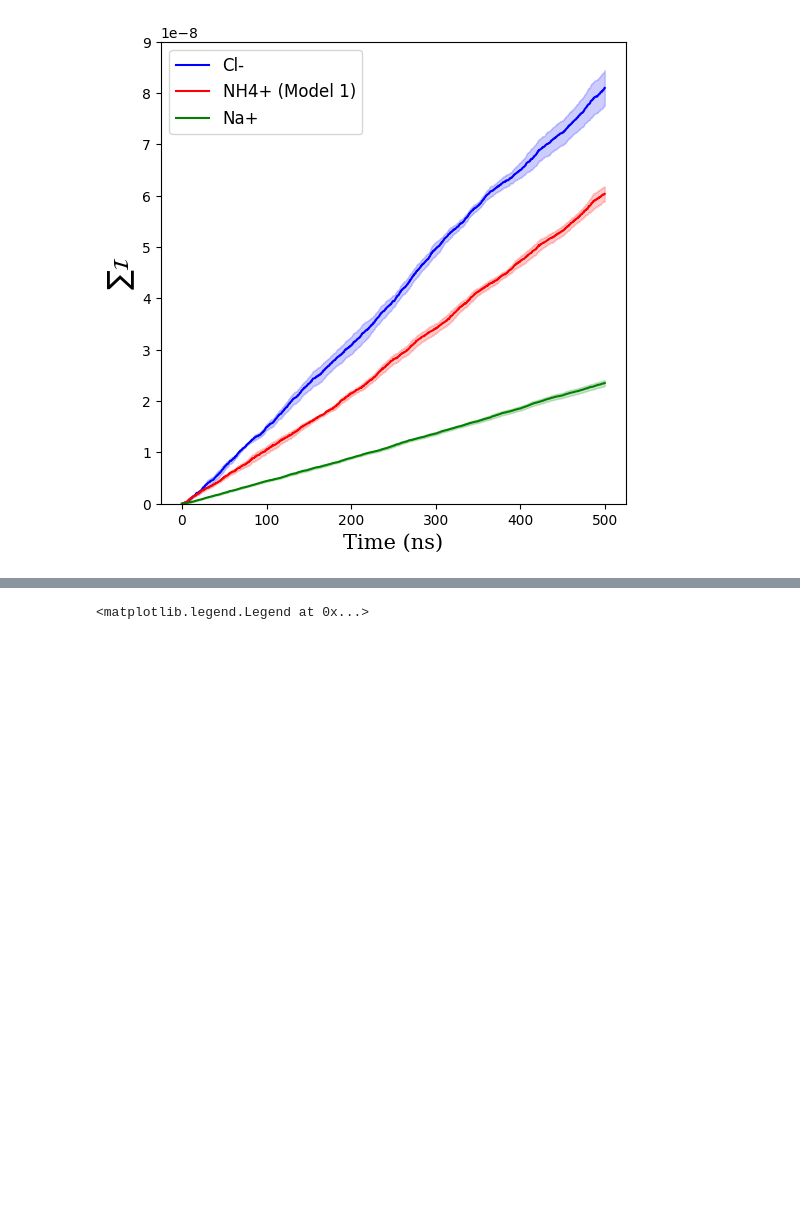
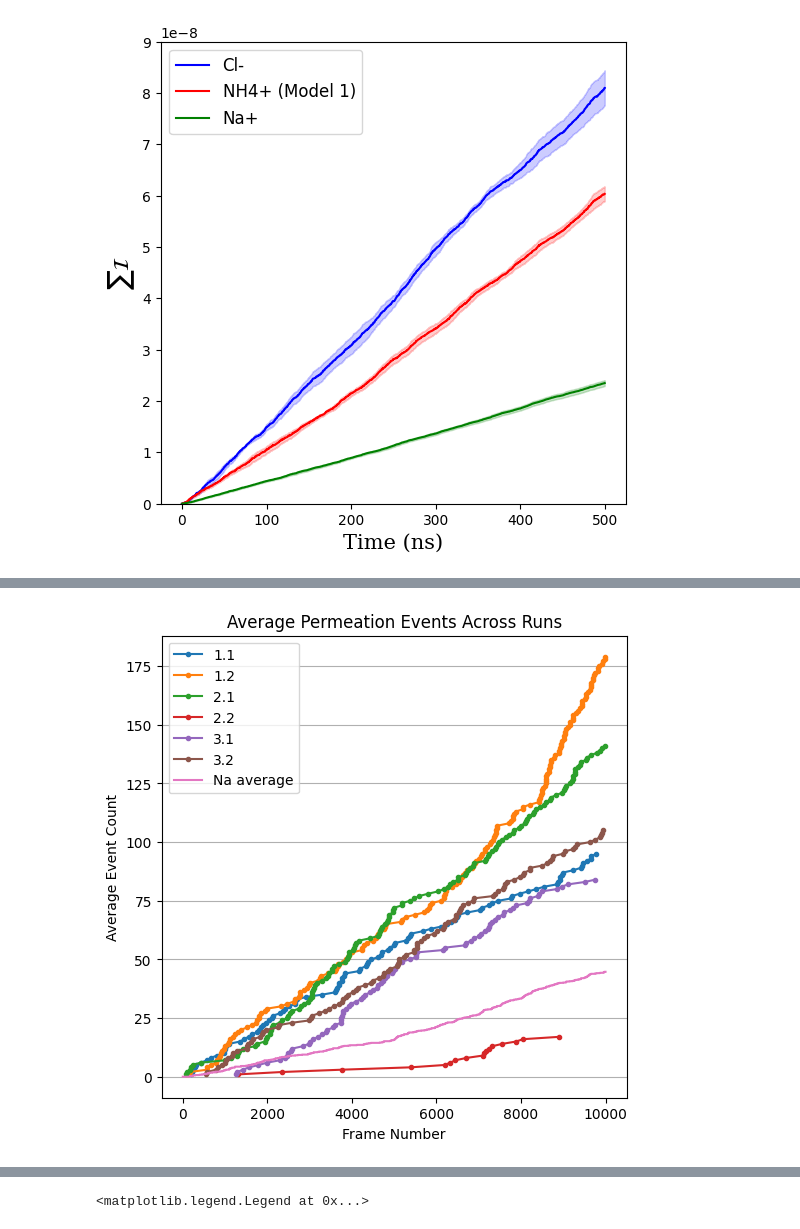
Before and after one commit to Heiley-W/project, a Jupyter notebook: current-analysis-param.ipynb, the cells around one changed output, grey strips where cells are left out. Drawn from its saved outputs; the diff is of its cells as text; code cells hidden in the pictures; blank space fills up the shorter version.

```diff
--- a/current-analysis-param.ipynb
+++ b/current-analysis-param.ipynb
@@ -161,0 +247,76 @@ plt.show()
+# %%
+plt.figure(figsize=(6, 6))
+
+def event(run):
+    with open(f'post-processing/analysis-run{run}/current/permeationNH4-10.dat', 'r') as file:
+        data = file.readlines()
+
+    frames = []
+    y_values = list(range(1, len(data) + 1))  # Y-values increment by 1 for each event
+
+    for entry in data:
+        match = re.search(r'frame (\d+)', entry)  # Extract the frame number
+        if match:
+            frame = int(match.group(1))
+            frames.append(frame)
+
+    # Create the plot
+    plt.plot(frames, y_values, marker = '.',label=f"{run}")
+
+event("1.1")
+event("1.2")
+event("2.1")
+event("2.2")
+event("3.1")
+event("3.2")
+
+def event_na(run):
+    with open(f'current/NaCl/run{run}/permeationSOD-10.dat', 'r') as file:
+        data = file.readlines()
+
+    frames = []
+
+    for entry in data:
+        match = re.search(r'frame (\d+)', entry)  # Extract the frame number
+        if match:
+            frame = int(match.group(1))
+            frames.append(frame)
+
+    return frames
+
+# Number of frames
+num_frames = 10000
+
+# Initialize a list with zeros for cumulative counts
+cumulative_counts = [0] * num_frames
+
+# Number of runs
+num_runs = 7
+
+# Loop over each run
+for run in range(1, num_runs + 1):
+    frames = event_na(run)
+
+    for frame in frames:
+        if 0 <= frame < num_frames:  # Ensure frame is within bounds
+            cumulative_counts[frame] += 1  # Increment cumulative count for this frame
+
+# Prepare the cumulative plot data
+cumulative_sum = np.cumsum(cumulative_counts)
+
+# Prepare the frame numbers for plotting
+frame_numbers = np.arange(num_frames)
+
+# Plot the cumulative counts
+plt.plot(frame_numbers, cumulative_sum/7, label='Na average')
+
+
+# Add labels and title
+plt.xlabel('Frame Number')
+plt.ylabel('Average Event Count')
+plt.title('Average Permeation Events Across Runs')
+plt.grid(axis='y')
+plt.legend()
+plt.show()
+# %% [output]
+[figure, added]
```
Also changed, not shown: parts of 5 cells of this notebook.
